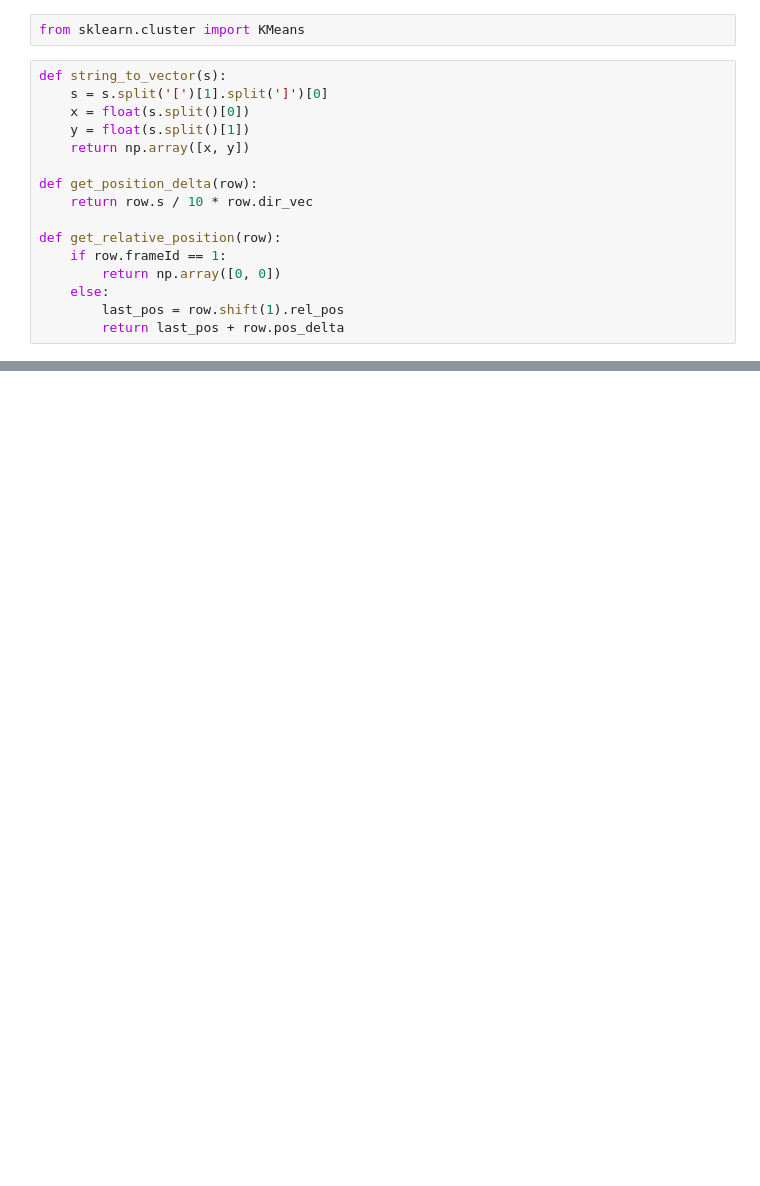
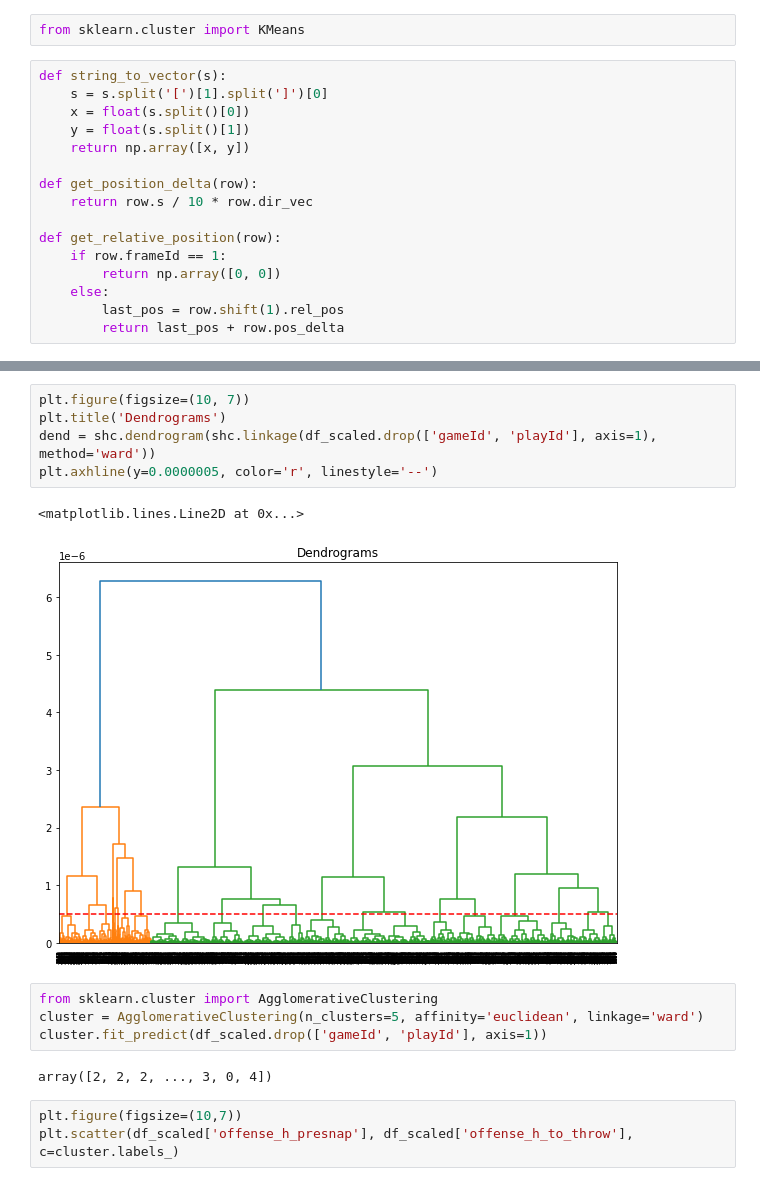
Before and after one commit to sskett/cosc301, a Jupyter notebook: testing.ipynb, the cells around one changed output, grey strips where cells are left out. Cells and saved outputs as stored; diff of their text form; blank space fills up the shorter version.

```diff
--- a/testing.ipynb
+++ b/testing.ipynb
@@ -110,0 +206,17 @@ Name: 235, dtype: object
+# %%
+plt.figure(figsize=(10, 7))
+plt.title('Dendrograms')
+dend = shc.dendrogram(shc.linkage(df_scaled.drop(['gameId', 'playId'], axis=1), method='ward'))
+plt.axhline(y=0.0000005, color='r', linestyle='--')
+# %% [output]
+<matplotlib.lines.Line2D at 0x...>
+[figure, added]
+# %%
+from sklearn.cluster import AgglomerativeClustering
+cluster = AgglomerativeClustering(n_clusters=5, affinity='euclidean', linkage='ward')
+cluster.fit_predict(df_scaled.drop(['gameId', 'playId'], axis=1))
+# %% [output]
+array([2, 2, 2, ..., 3, 0, 4])
+# %%
+plt.figure(figsize=(10,7))
+plt.scatter(df_scaled['offense_h_presnap'], df_scaled['offense_h_to_throw'], c=cluster.labels_)
```
Also changed, not shown: parts of 27 cells of this notebook, 5 other files.
